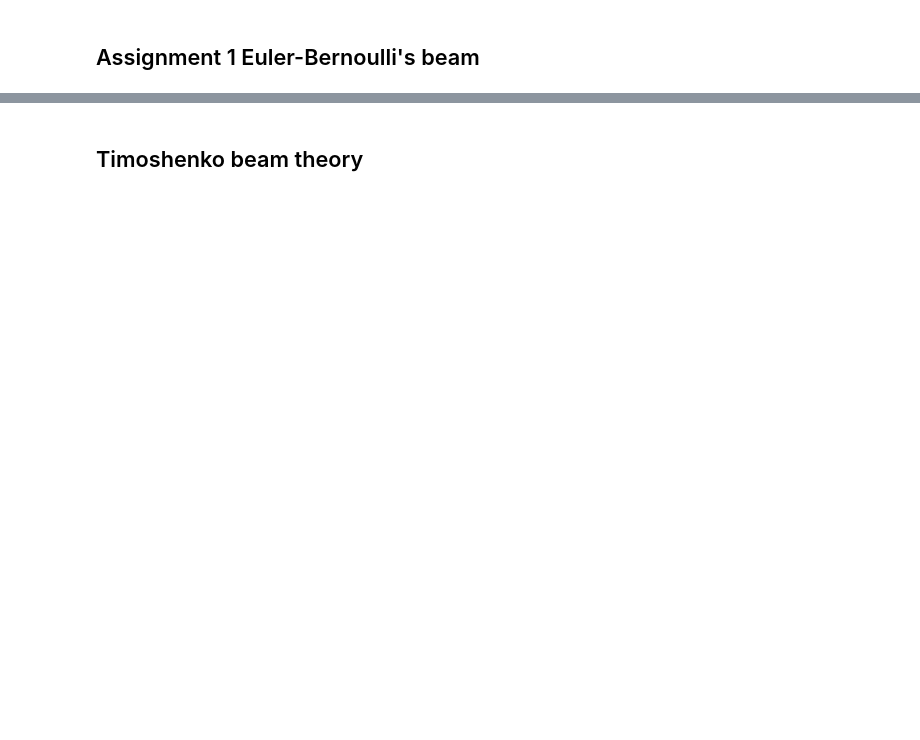
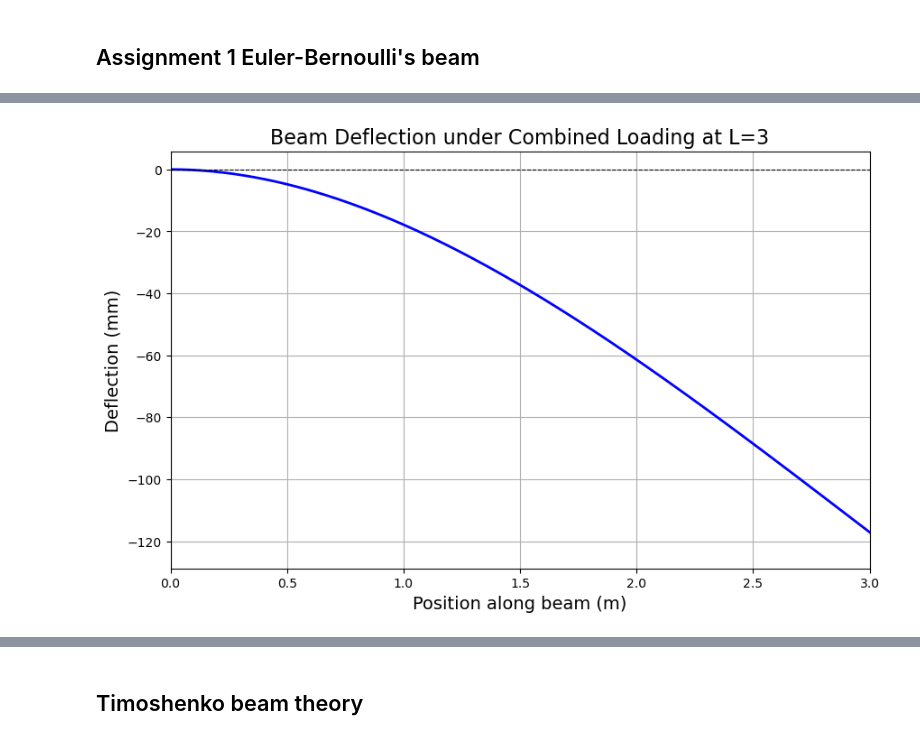
Before and after one commit to MartinStjernkvist/Applied-Mechanics, a Jupyter notebook: TME235/Assignment_1&2.ipynb, the cells around one changed output, grey strips where cells are left out. Saved outputs shown, nothing was run; the diff lists cells and outputs as text; code cells hidden in the pictures; blank space fills up the shorter version.

```diff
--- a/TME235/Assignment_1&2.ipynb
+++ b/TME235/Assignment_1&2.ipynb
@@ -9,60 +9,74 @@ import matplotlib.ticker as ticker
 
 x, L, q0, P, E, I = symbols('x L q0 P E I')
 
-w1 = Function('w1')(x) # w is a function of x
+w = Function('w')(x) # w is a function of x
 
-diffeq1 = Eq(E*I * diff(w1, x, 4), q0)
+diffeq1 = Eq(E*I * diff(w, x, 4), q0)
 
-w1_expression = dsolve(diffeq1, w1).rhs
+w = dsolve(diffeq1, w).rhs
 
-M = -E*I*w1_expression.diff(x, 2)
+M = -E*I*w.diff(x, 2)
 
-C1, C2, C3, C4 = symbols('C1 C2 C3 C4')
+#C1, C2, C3, C4 = symbols('C1 C2 C3 C4')
 
 # Boundary conditions for distributed load
-boundary_conditions1 = [ w1_expression.subs(x, 0), 0,               #w(0) = 0
-                        w1_expression.diff(x).subs(x, 0),           #w'(0) = 0
-                        M.subs(x, L), 0,                            #w''(L) = 0
-                        w1_expression.diff(x,3).subs(x, L), 0]      #w'''(L) = 0
+boundary_conditions1 = [ w.subs(x, 0),                      #w(0) = 0
+                        w.diff(x).subs(x, 0),                 #w'(0) = 0
+                        M.subs(x, L),                       #w''(L) = 0
+                        w.diff(x,3).subs(x, L) - P/(-E*I)]      #w'''(L) = -P
 
-integration_constants = solve(boundary_conditions1, C1, C2, C3, C4, real=True)
+integration_constants = solve(boundary_conditions1, 'C1, C2, C3, C4', real=True)
 
 display(integration_constants)
 
-solution1 = w1_expression.subs(integration_constants)
+solution = w.subs(integration_constants)
 
-display(simplify(solution1))
+display(simplify(solution))
+
+w_func = lambdify((x, L, q0, P, E, I), solution, 'numpy')
+
+# Numerical values
+L1 = 3; L2 = 0.3
+
+L=L1
+E=220e9
+b=h=0.05
+I = b*h**3/12; #moment of inertia
+rho = 7800; #density
+g = 9.81
+m = 130
+P = -m*g
+poisson = 0.3
+q0 = -h*b*rho*g
+
+x_vals = np.linspace(0, L, 200)
+w_vals = w_func(x_vals, L, q0, P, E, I)
+
+plt.figure(figsize=(10,6))
+plt.plot(x_vals, w_vals*1e3, 'b-', linewidth=2)
+plt.title('Beam Deflection under Combined Loading at L=3', fontsize=16)
+plt.xlabel('Position along beam (m)', fontsize=14)
+plt.ylabel('Deflection (mm)', fontsize=14)
+plt.grid(True)
+plt.axhline(0, color='black', linewidth=0.8, linestyle='--')
+plt.ylim(bottom=min(w_vals)*1e3*1.1)
+plt.xlim(0, L)
+plt.show()
+
+L=L2
 
 
+x_vals = np.linspace(0, L, 200)
+w_vals = w_func(x_vals, L, q0, P, E, I)
 
-
-w2 = Function('w2')(x) # w is a function of x
-
-diffeq2 = Eq(E*I * diff(w2, x, 4), 0)
-
-w2_expression = dsolve(diffeq2, w2).rhs
-
-M = -E*I*w2_expression.diff(x, 2)
-
-D1, D2, D3, D4 = symbols('D1 D2 D3 D4')
-
-# Boundary conditions for point load at the free end
-boundary_conditions2 = [
-    Eq(w2_expression.subs(x, 0), 0),                      # w(0) = 0
-    Eq(w2_expression.diff(x).subs(x, 0), 0),              # w'(0) = 0
-    Eq(w2_expression.diff(x,2).subs(x, L), 0),            # w''(L) = 0 (no bending moment)
-    Eq(w2_expression.diff(x,3).subs(x, L), -P/(E*I))      # w'''(L) = -P/(EI)
-]
-
-
-
-integration_constants2 = solve(boundary_conditions2, [D1, D2, D3, D4], dict=True)[0]
-
-display(boundary_conditions2)
-
-solution2 = w2_expression.subs(integration_constants2)
-
-display(simplify(solution2))
-
-# Funkade ej, undersök varför
+plt.figure(figsize=(10,6))
+plt.plot(x_vals, w_vals*1e3, 'b-', linewidth=2)
+plt.title('Beam Deflection under Combined Loading at L=0.3', fontsize=16)
+plt.xlabel('Position along beam (m)', fontsize=14)
+plt.ylabel('Deflection (mm)', fontsize=14)
+plt.grid(True)
+plt.axhline(0, color='black', linewidth=0.8, linestyle='--')
+plt.ylim(bottom=min(w_vals)*1e3*1.1)
+plt.xlim(0, L)
+plt.show()
 # %% [output]
@@ -71,0 +85 @@ IndexError: list index out of range
+[figure, added]
```
Also changed, not shown: parts of 4 cells of this notebook.
